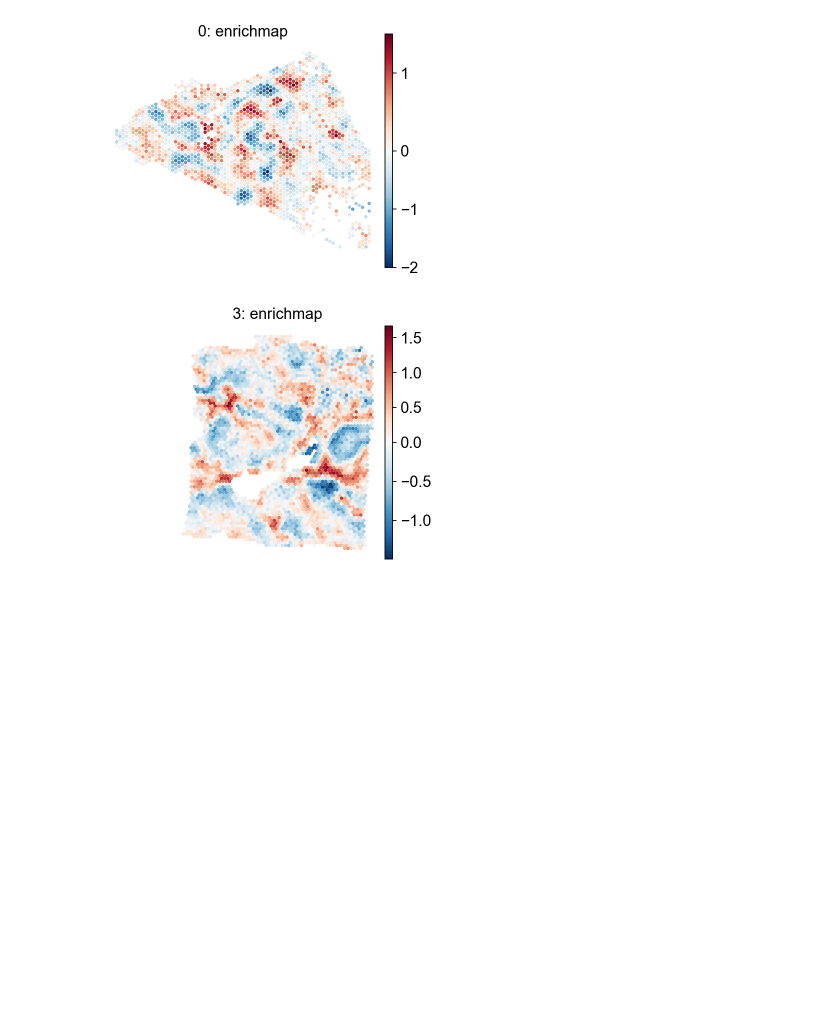
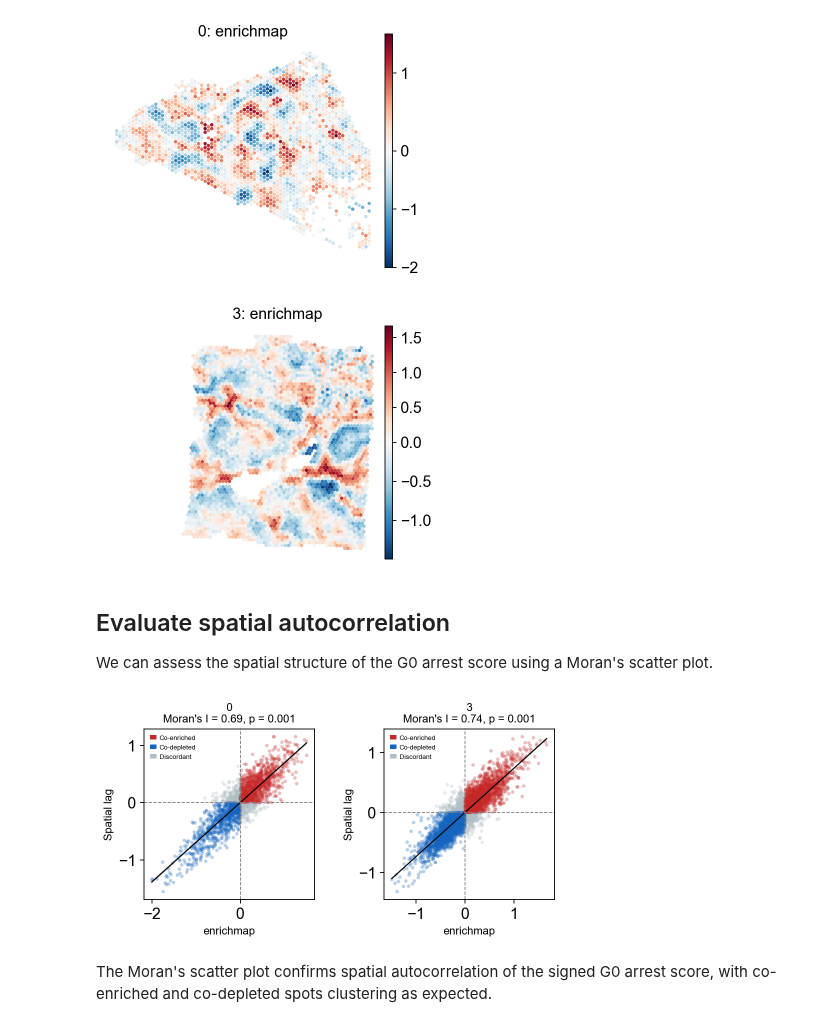
Before and after one commit to secrierlab/EnrichMap, a Jupyter notebook: docs/tutorials/opposing_programmes.ipynb, the cells around one changed output. Cells and saved outputs as stored; diff of their text form; code cells hidden in the pictures; blank space fills up the shorter version.

```diff
--- a/docs/tutorials/opposing_programmes.ipynb
+++ b/docs/tutorials/opposing_programmes.ipynb
@@ -74,3 +72,18 @@ em.pl.spatial_enrichmap(
 )
 # %% [output]
 [figure]
+# %% [markdown]
+## Evaluate spatial autocorrelation
+
+We can assess the spatial structure of the G0 arrest score using a Moran's scatter plot.
+# %%
+em.pl.morans_correlogram(
+    adata,
+    score_key="enrichmap_score",
+    library_key="batch",
+    library_id=["0", "3"]
+)
+# %% [output]
+[figure, added]
+# %% [markdown]
+The Moran's scatter plot confirms spatial autocorrelation of the signed G0 arrest score, with co-enriched and co-depleted spots clustering as expected.
```
Also changed, not shown: parts of 4 cells of this notebook, 8 other files.
